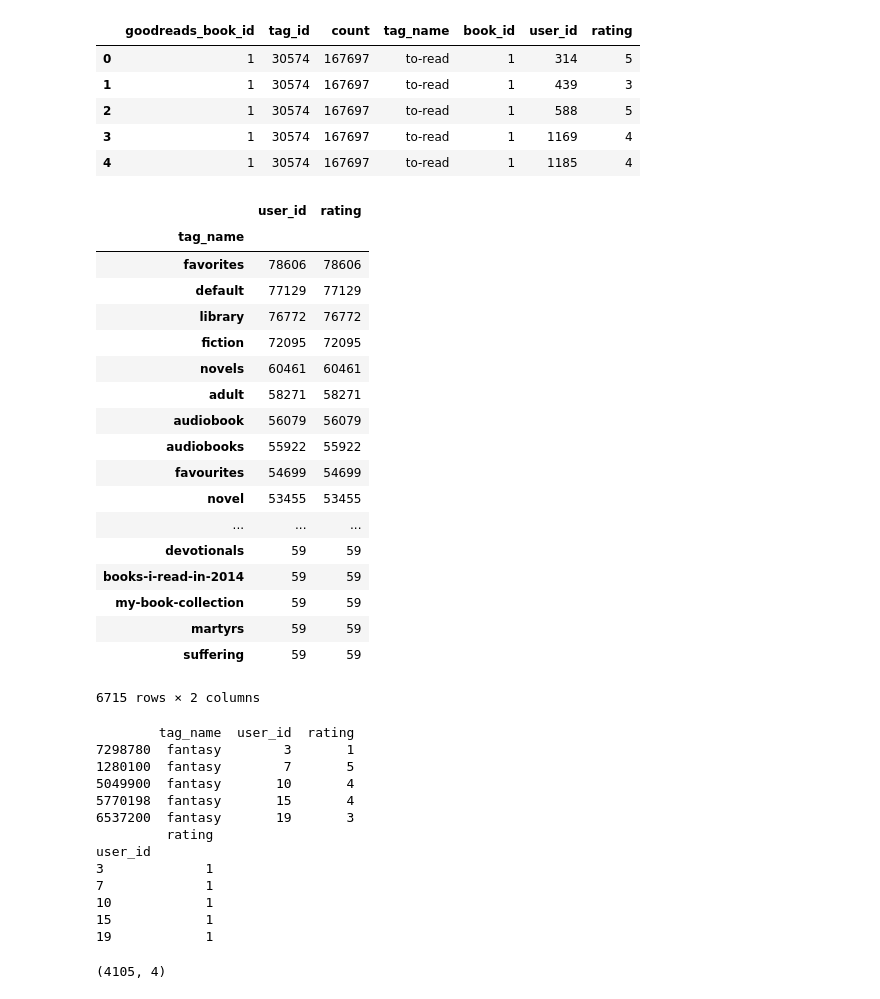
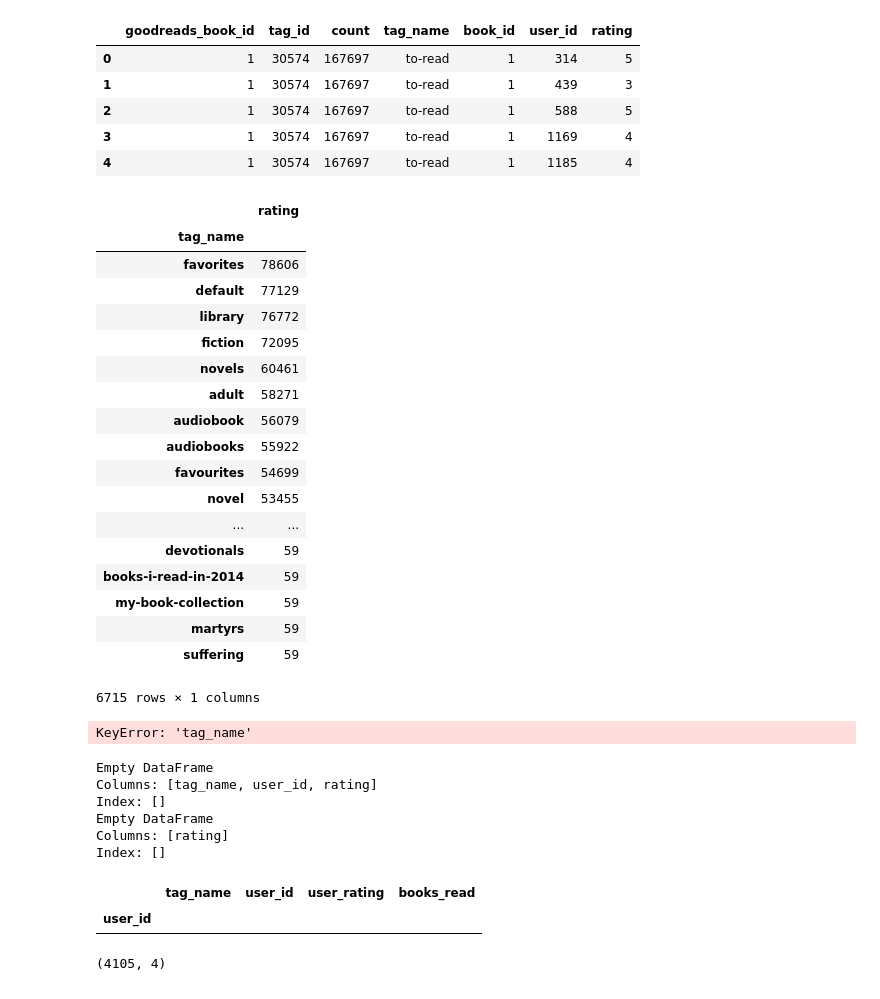
Before and after one commit to Aidan-Jared/What-Genre-Should-I-Like, a Jupyter notebook: Capstone1.ipynb, the cells around one changed output. Drawn from its saved outputs; the diff is of its cells as text; code cells hidden in the pictures.

```diff
--- a/Capstone1.ipynb
+++ b/Capstone1.ipynb
@@ -72,27 +72,31 @@ use_less_tag = ['-', 'to-read','--12-','--33-','--62-','-d-c--', 'owned',
 mask1 = df_user_tags['tag_name'].isin(use_less_tag)
 df_user_tags = df_user_tags[~mask1]
 # %%
-df_user_tags.groupby(['tag_name'] ).count().sort_values('rating', ascending=False)
+df_user_tags[['tag_name','rating']].groupby(['tag_name'] ).count().sort_values('rating', ascending=False)
 # %% [output]
-|  | user_id | rating |
-| tag_name |  |  |
-| favorites | 78606 | 78606 |
-| default | 77129 | 77129 |
-| library | 76772 | 76772 |
-| fiction | 72095 | 72095 |
-| novels | 60461 | 60461 |
-| adult | 58271 | 58271 |
-| audiobook | 56079 | 56079 |
-| audiobooks | 55922 | 55922 |
-| favourites | 54699 | 54699 |
-| novel | 53455 | 53455 |
-| ... | ... | ... |
-| devotionals | 59 | 59 |
-| books-i-read-in-2014 | 59 | 59 |
-| my-book-collection | 59 | 59 |
-| martyrs | 59 | 59 |
-| suffering | 59 | 59 |
+|  | rating |
+| tag_name |  |
+| favorites | 78606 |
+| default | 77129 |
+| library | 76772 |
+| fiction | 72095 |
+| novels | 60461 |
+| adult | 58271 |
+| audiobook | 56079 |
+| audiobooks | 55922 |
+| favourites | 54699 |
+| novel | 53455 |
+| ... | ... |
+| devotionals | 59 |
+| books-i-read-in-2014 | 59 |
+| my-book-collection | 59 |
+| martyrs | 59 |
+| suffering | 59 |
-6715 rows × 2 columns
+6715 rows × 1 columns
+# %%
+test['tag_name']
+# %% [output]
+KeyError: 'tag_name'
 # %%
 def isolate_tag(df, tag):
     mask = df['tag_name'] == tag
@@ -106,21 +110,17 @@ def isolate_tag(df, tag):
     #df_new = df_new[mask2]
     return df_new
 # %%
-df_fantasy = isolate_tag(df_user_tags, 'fantasy')
+df_fantasy = isolate_tag(df_user_tags, 'history-historical')
+df_fantasy.head()
 # %% [output]
-        tag_name  user_id  rating
-7298780  fantasy        3       1
-1280100  fantasy        7       5
-5049900  fantasy       10       4
-5770198  fantasy       15       4
-6537200  fantasy       19       3
-         rating
-user_id
-3             1
-7             1
-10            1
-15            1
-19            1
+Empty DataFrame
+Columns: [tag_name, user_id, rating]
+Index: []
+Empty DataFrame
+Columns: [rating]
+Index: []
+|  | tag_name | user_id | user_rating | books_read |
+| user_id |  |  |  |  |
 # %%
 df_fantasy['books_read'].hist(bins = 30)
 df_fantasy[df_fantasy['books_read']>=5].shape
```
Also changed, not shown: 1 other file.
